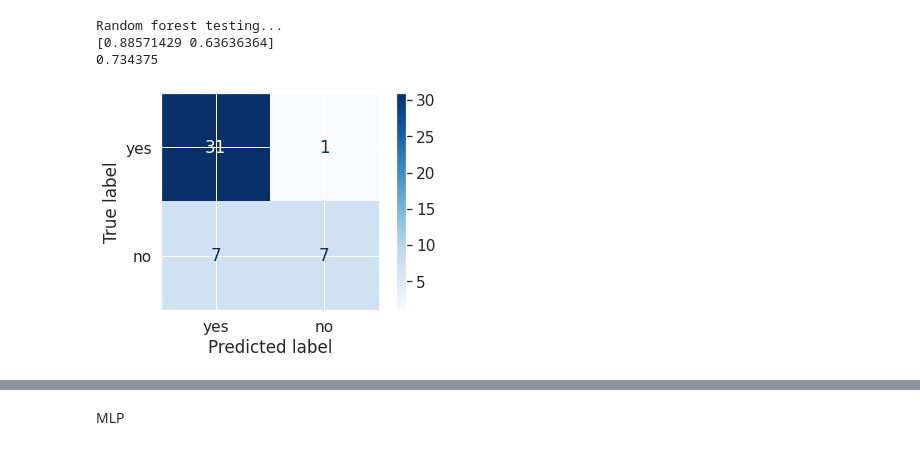
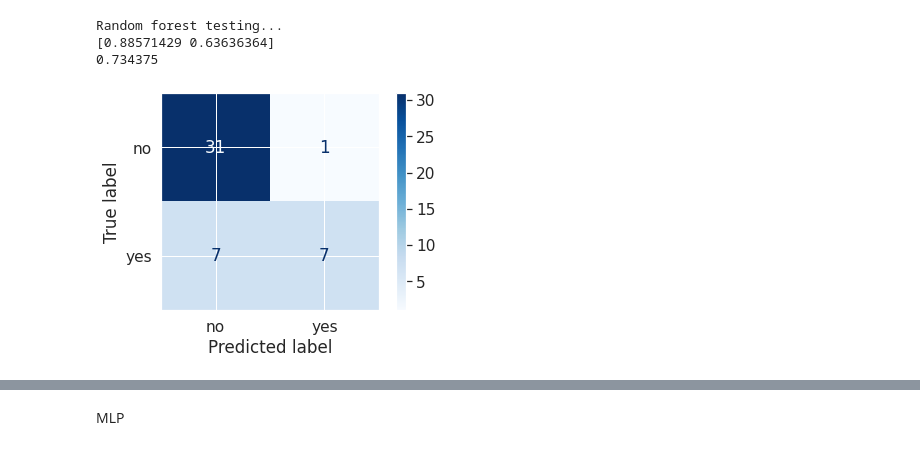
Before and after one commit to BlackCurrantDS/Mining-Rare-Association-Rules, a Jupyter notebook: Part4_b)Optics_UnexpctedRules_Evaluation.ipynb, the cells around one changed output, grey strips where cells are left out. Cells and saved outputs as stored; diff of their text form; code cells hidden in the pictures.

```diff
--- a/Part4_b)Optics_UnexpctedRules_Evaluation.ipynb
+++ b/Part4_b)Optics_UnexpctedRules_Evaluation.ipynb
@@ -676,16 +676,16 @@ Random forest testing...
 [0.88571429 0.63636364]
 0.734375
 # %%
-class_names = ['yes', 'no']
+class_names = ['no', 'yes']
 # Plot non-normalized confusion matrix
 plot_confusion_matrix(rf_model, Xtest, Ytest,
                                  display_labels=class_names,
                                  cmap=plt.cm.Blues,
                                  )
 plt.savefig(file_path+"RF"+"_"+clus+"_"+"confusion_matrix.png")
 plt.show()
 # %% [output]
-[figure, old version]
+[figure, new version]
 # %%
 refine_with_unexpectedness(test_data_set, Y_train.item_dict, rf_y_pred, Ytest, refined_unexpected_rules, "RF", clus)
 # %% [output]
```
Also changed, not shown: parts of 2 cells of this notebook.
